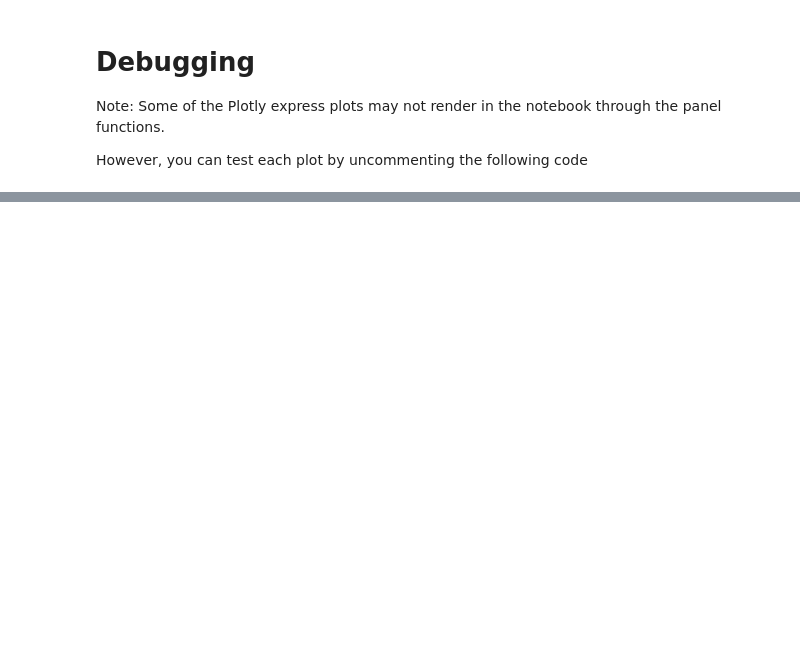
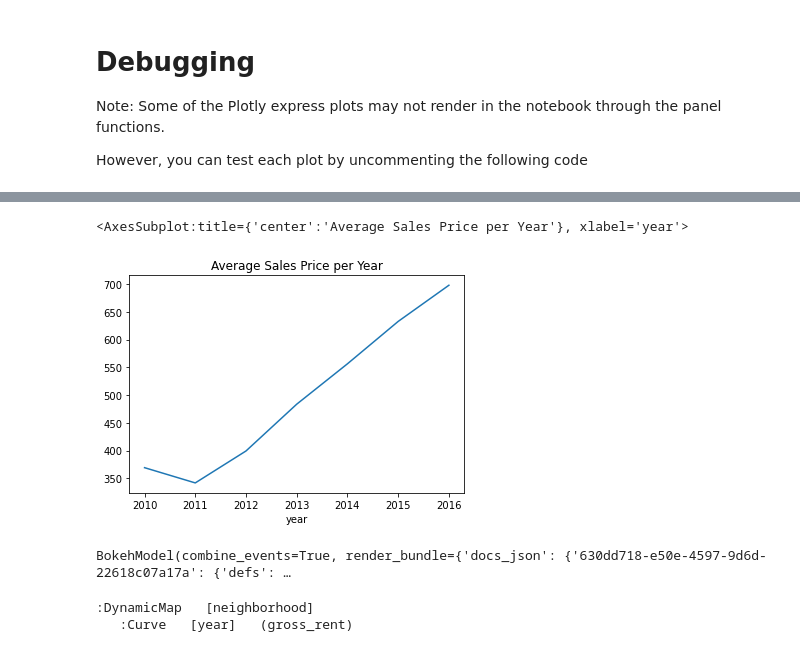
Before and after one commit to gokhanunal34/pyvizApplications, a Jupyter notebook: dashboard.ipynb, the cells around one changed output, grey strips where cells are left out. Drawn from its saved outputs; the diff is of its cells as text; code cells hidden in the pictures; blank space fills up the shorter version.

```diff
--- a/dashboard.ipynb
+++ b/dashboard.ipynb
@@ -378,0 +377,47 @@ NameError: name 'neighborhood_map2' is not defined
+# %%
+# average_sales_price()
+def average_sales_price():
+
+    sfo_neighborhoods_census = pd.read_csv(
+    Path("sfo_neighborhoods_census_data.csv")
+    )
+    sfo_neighborhoods_census = sfo_neighborhoods_census.reset_index()
+
+    average_sale_price_df = sfo_neighborhoods_census['sale_price_sqr_foot'].groupby(sfo_neighborhoods_census['year']).mean()
+
+    average_price_plot = average_sale_price_df.plot.line(title="Average Sales Price per Year")
+
+    return average_price_plot
+
+average_sales_price()
+# %% [output]
+<AxesSubplot:title={'center':'Average Sales Price per Year'}, xlabel='year'>
+[figure, added]
+# %%
+# average_price_by_neighborhood()
+def average_price_by_neighborhood():
+    sfo_neighborhoods_census = pd.read_csv(
+    Path("sfo_neighborhoods_census_data.csv"),
+    index_col='year'
+    )
+
+    new_sfo_data = sfo_neighborhoods_census.groupby(["year", "neighborhood"]).mean()
+
+    new_sfo_data = pd.DataFrame(new_sfo_data)
+
+    new_sfo_data = new_sfo_data['gross_rent'].hvplot(
+        xlabel='year',
+        ylabel='gross rent',
+        label=' ',
+        groupby='neighborhood',
+        height=300,
+        width=600,
+    )
+
+    return new_sfo_data
+
+average_price_by_neighborhood()
+# %% [output]
+BokehModel(combine_events=True, render_bundle={'docs_json': {'630dd718-e50e-4597-9d6d-22618c07a17a': {'defs': …
+:DynamicMap   [neighborhood]
+   :Curve   [year]   (gross_rent)
```
Also changed, not shown: parts of 25 cells of this notebook.
